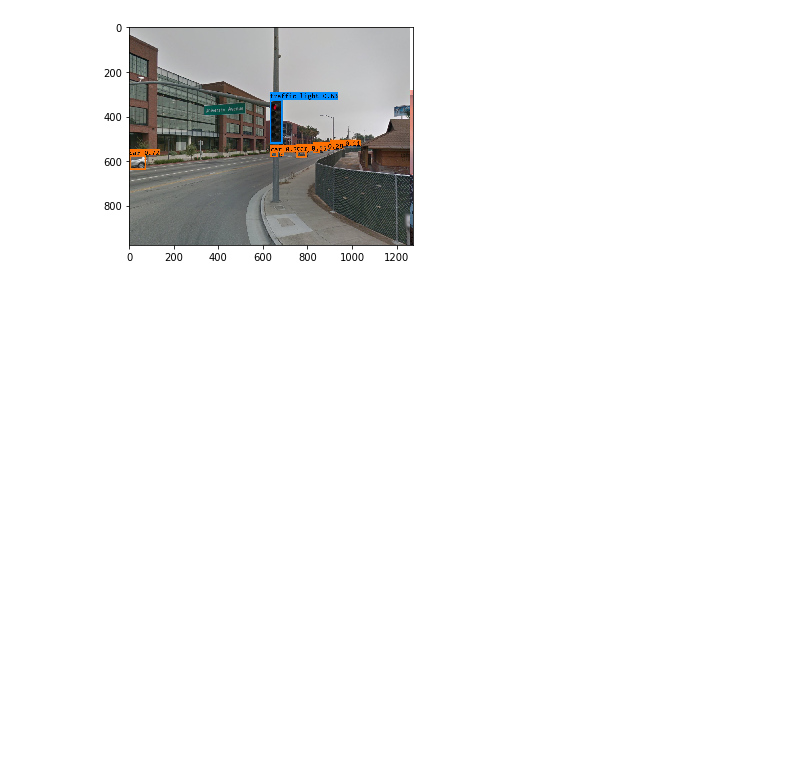
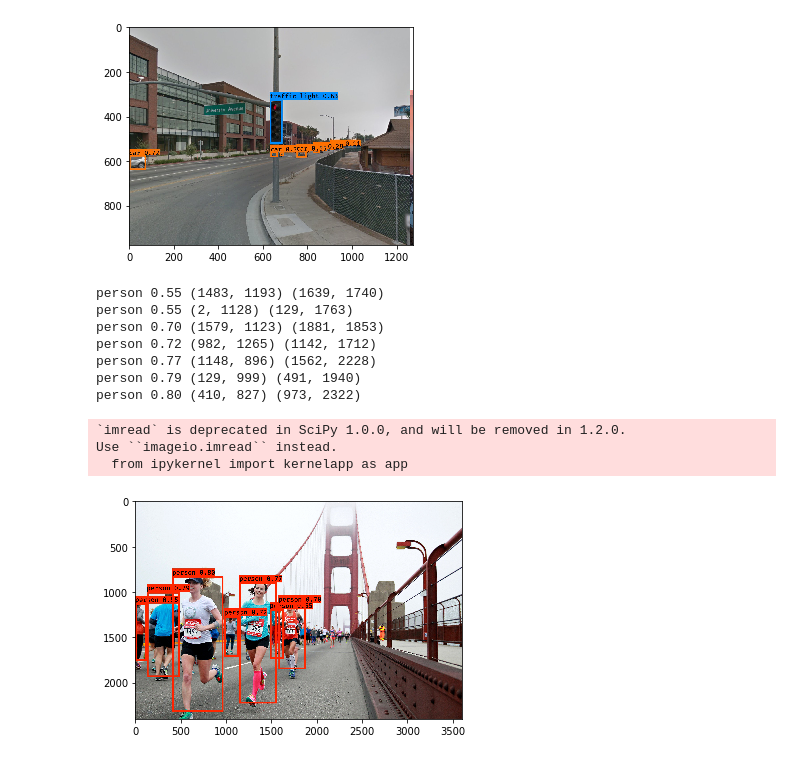
Before and after one commit to cnv1989/DeepLearning, a Jupyter notebook: YOLO/Evaluate.ipynb, the cells around one changed output. Saved outputs shown, nothing was run; the diff lists cells and outputs as text; code cells hidden in the pictures; blank space fills up the shorter version.

Commit message:
Added sfmarathon.

```diff
--- a/YOLO/Evaluate.ipynb
+++ b/YOLO/Evaluate.ipynb
@@ -176,3 +187,20 @@ car 0.72 (0, 573) (76, 639)
 Use ``imageio.imread`` instead.
   from ipykernel import kernelapp as app
 [figure]
+# %%
+eval_image("sfmarathon.jpg", thresholds={
+    'filter': 0.4,
+    'iou': 0.5
+})
+# %% [output]
+person 0.55 (1483, 1193) (1639, 1740)
+person 0.55 (2, 1128) (129, 1763)
+person 0.70 (1579, 1123) (1881, 1853)
+person 0.72 (982, 1265) (1142, 1712)
+person 0.77 (1148, 896) (1562, 2228)
+person 0.79 (129, 999) (491, 1940)
+person 0.80 (410, 827) (973, 2322)
+`imread` is deprecated in SciPy 1.0.0, and will be removed in 1.2.0.
+Use ``imageio.imread`` instead.
+  from ipykernel import kernelapp as app
+[figure, added]
```
Also changed, not shown: parts of 1 cell of this notebook, 2 other files.
